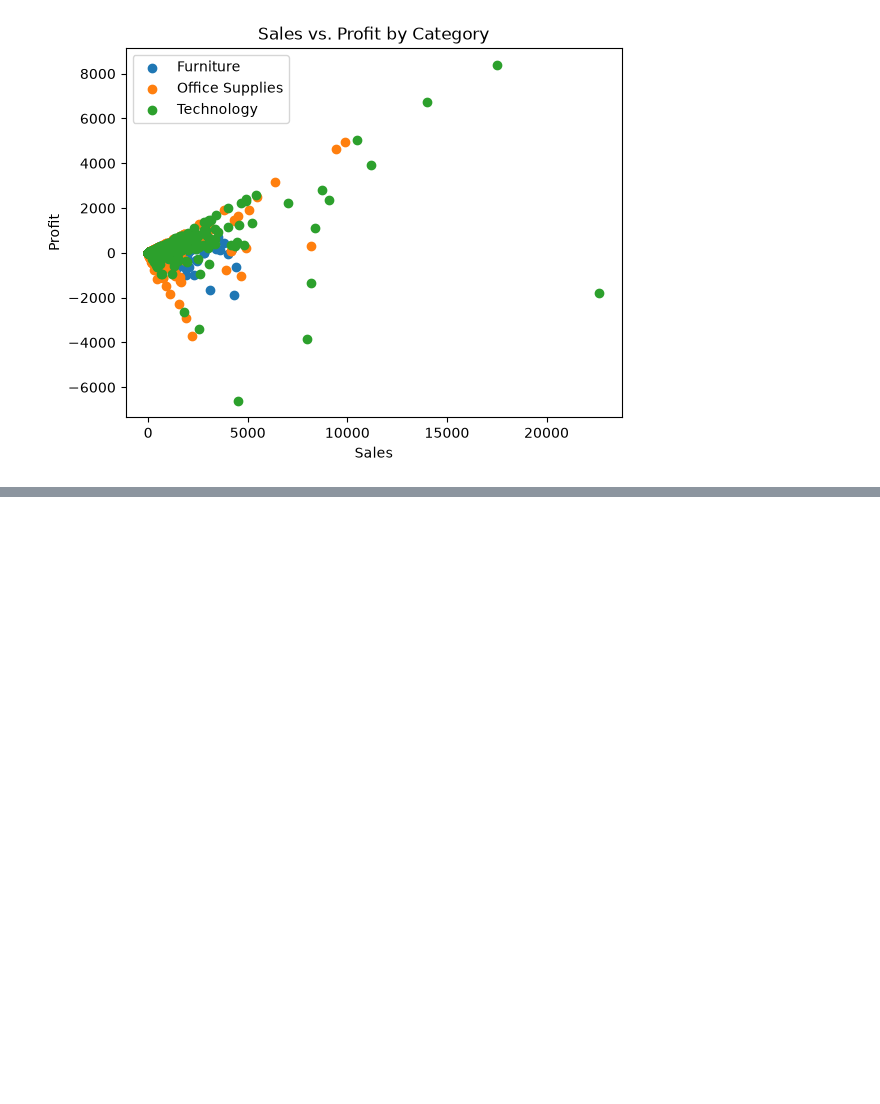
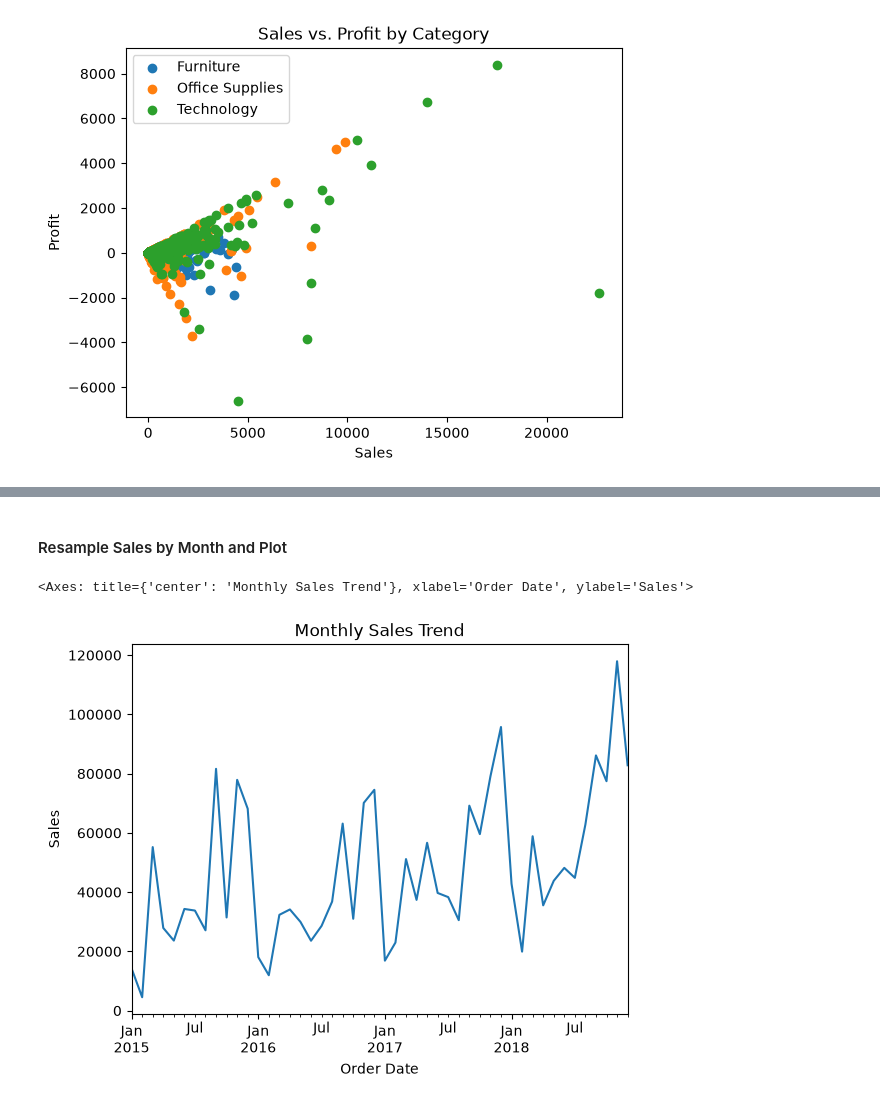
Before and after one commit to WillardDev/Python_Data_Analysis, a Jupyter notebook: Foundations_of_Matplotlib.ipynb, the cells around one changed output, grey strips where cells are left out. Cells and saved outputs as stored; diff of their text form; code cells hidden in the pictures; blank space fills up the shorter version.

```diff
--- a/Foundations_of_Matplotlib.ipynb
+++ b/Foundations_of_Matplotlib.ipynb
@@ -195,0 +220,3 @@ plt.legend(
+# %%
+df['Order Date'] = pd.to_datetime(df['Order Date'], format='%d/%m/%Y')
+df['Ship Date'] = pd.to_datetime(df['Ship Date'], format='%d/%m/%Y')
@@ -195,0 +243,3 @@ plt.legend(
+# %%
+# set order date as index
+df.set_index('Order Date', inplace=True)
@@ -195,0 +264,8 @@ plt.legend(
+# %% [markdown]
+#### Resample Sales by Month and Plot
+# %%
+monthly_sales = df['Sales'].resample('ME').sum()
+monthly_sales.plot(title='Monthly Sales Trend', ylabel='Sales')
+# %% [output]
+<Axes: title={'center': 'Monthly Sales Trend'}, xlabel='Order Date', ylabel='Sales'>
+[figure, added]
```
Also changed, not shown: parts of 6 cells of this notebook.
